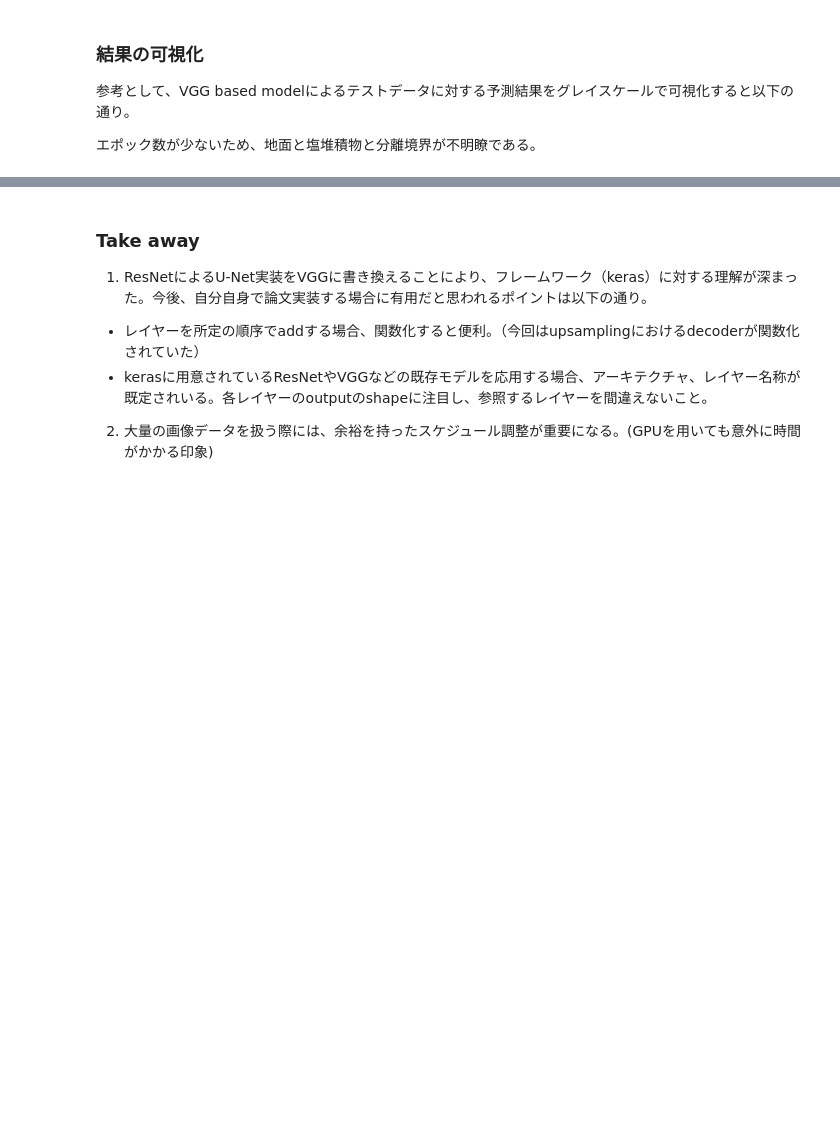
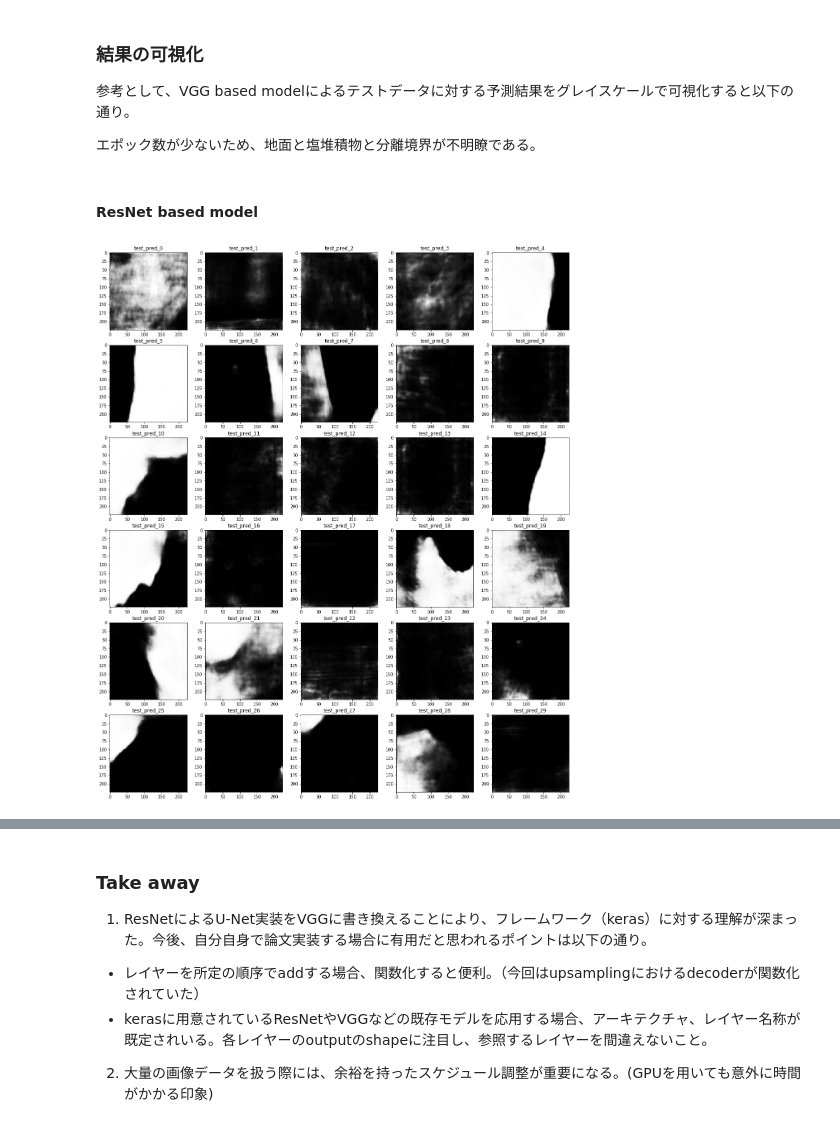
Before and after one commit to onlyisnotlonely/diveintocode-term2, a Jupyter notebook: sprint21/sprint21_segmentation2.ipynb, the cells around one changed output, grey strips where cells are left out. Saved outputs shown, nothing was run; the diff lists cells and outputs as text; code cells hidden in the pictures; blank space fills up the shorter version.

```diff
--- a/sprint21/sprint21_segmentation2.ipynb
+++ b/sprint21/sprint21_segmentation2.ipynb
@@ -1230,3 +1202,18 @@ plt.show()
 参考として、VGG based modelによるテストデータに対する予測結果をグレイスケールで可視化すると以下の通り。
 
 エポック数が少ないため、地面と塩堆積物と分離境界が不明瞭である。
+# %% [markdown]
+#### ResNet based model
+# %%
+row = 6
+column = 5
+
+fig = plt.figure(figsize=(20, 24))
+
+for i in range(row*column):
+  ax = fig.add_subplot(row, column, i+1)
+  ax.imshow(pred_resnet[i].reshape(224, 224), cmap=plt.cm.gray)
+  ax.axis("image")
+  ax.set_title("test_pred_{}".format(i))
+# %% [output]
+[figure, added]
```
Also changed, not shown: parts of 13 cells of this notebook.
